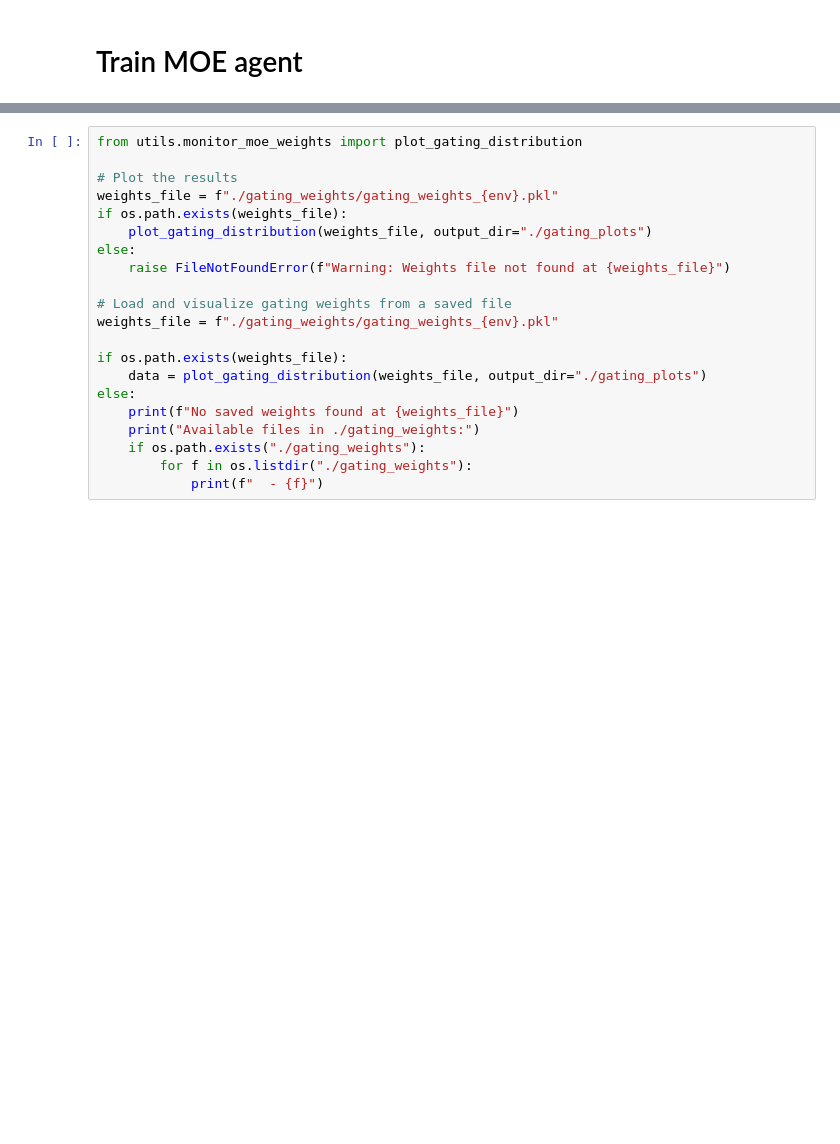
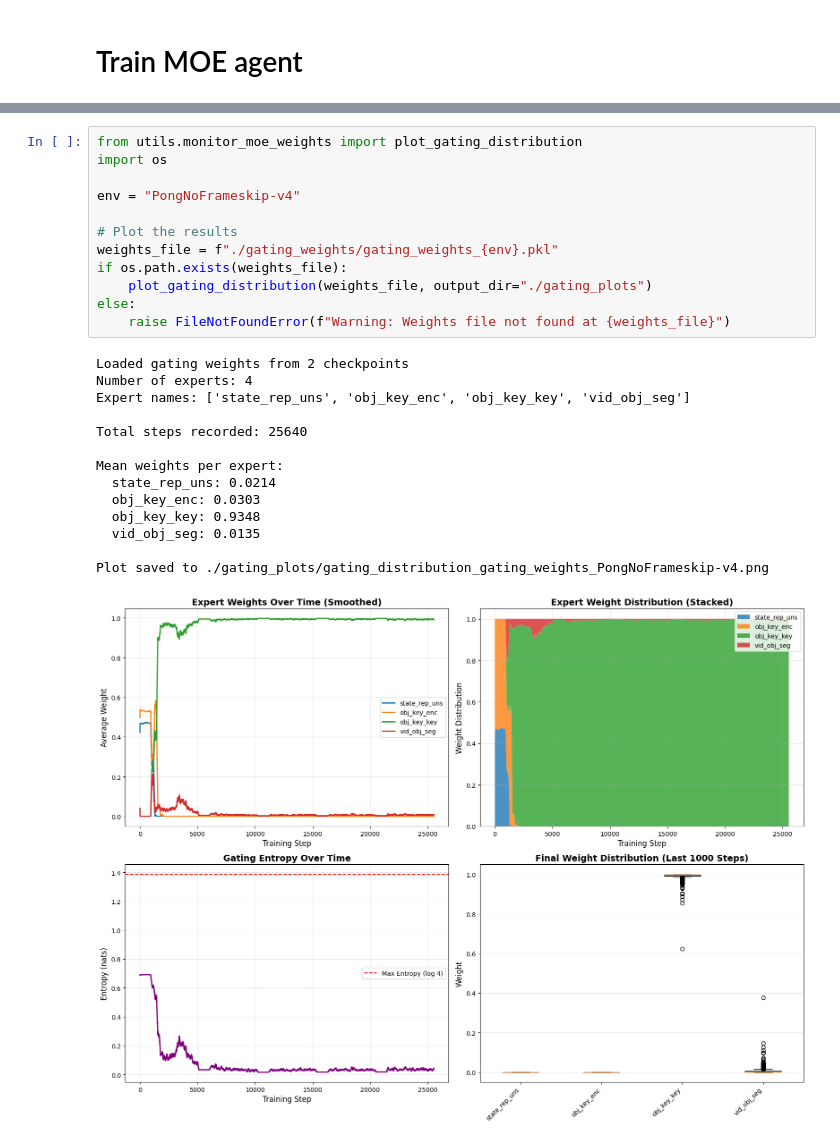
Before and after one commit to Sopralapanca/medium-skill-based-agents, a Jupyter notebook: [Medium]Skilled_RL_Agents.ipynb, the cells around one changed output, grey strips where cells are left out. Cells and saved outputs as stored; diff of their text form; blank space fills up the shorter version.

Commit message:
fix moe plots

```diff
--- a/[Medium]Skilled_RL_Agents.ipynb
+++ b/[Medium]Skilled_RL_Agents.ipynb
@@ -324,21 +300,27 @@ Logging to ./tensorboard_logs/PPO_21
 # %%
 from utils.monitor_moe_weights import plot_gating_distribution
+import os
+
+env = "PongNoFrameskip-v4"
 
 # Plot the results
 weights_file = f"./gating_weights/gating_weights_{env}.pkl"
 if os.path.exists(weights_file):
     plot_gating_distribution(weights_file, output_dir="./gating_plots")
 else:
     raise FileNotFoundError(f"Warning: Weights file not found at {weights_file}")
-
-# Load and visualize gating weights from a saved file
-weights_file = f"./gating_weights/gating_weights_{env}.pkl"
-
-if os.path.exists(weights_file):
-    data = plot_gating_distribution(weights_file, output_dir="./gating_plots")
-else:
-    print(f"No saved weights found at {weights_file}")
-    print("Available files in ./gating_weights:")
-    if os.path.exists("./gating_weights"):
-        for f in os.listdir("./gating_weights"):
-            print(f"  - {f}")
+# %% [output]
+Loaded gating weights from 2 checkpoints
+Number of experts: 4
+Expert names: ['state_rep_uns', 'obj_key_enc', 'obj_key_key', 'vid_obj_seg']
+
+Total steps recorded: 25640
+
+Mean weights per expert:
+  state_rep_uns: 0.0214
+  obj_key_enc: 0.0303
+  obj_key_key: 0.9348
+  vid_obj_seg: 0.0135
+
+Plot saved to ./gating_plots/gating_distribution_gating_weights_PongNoFrameskip-v4.png
+[figure, added]
```
Also changed, not shown: parts of 6 cells of this notebook, 1 other file.
